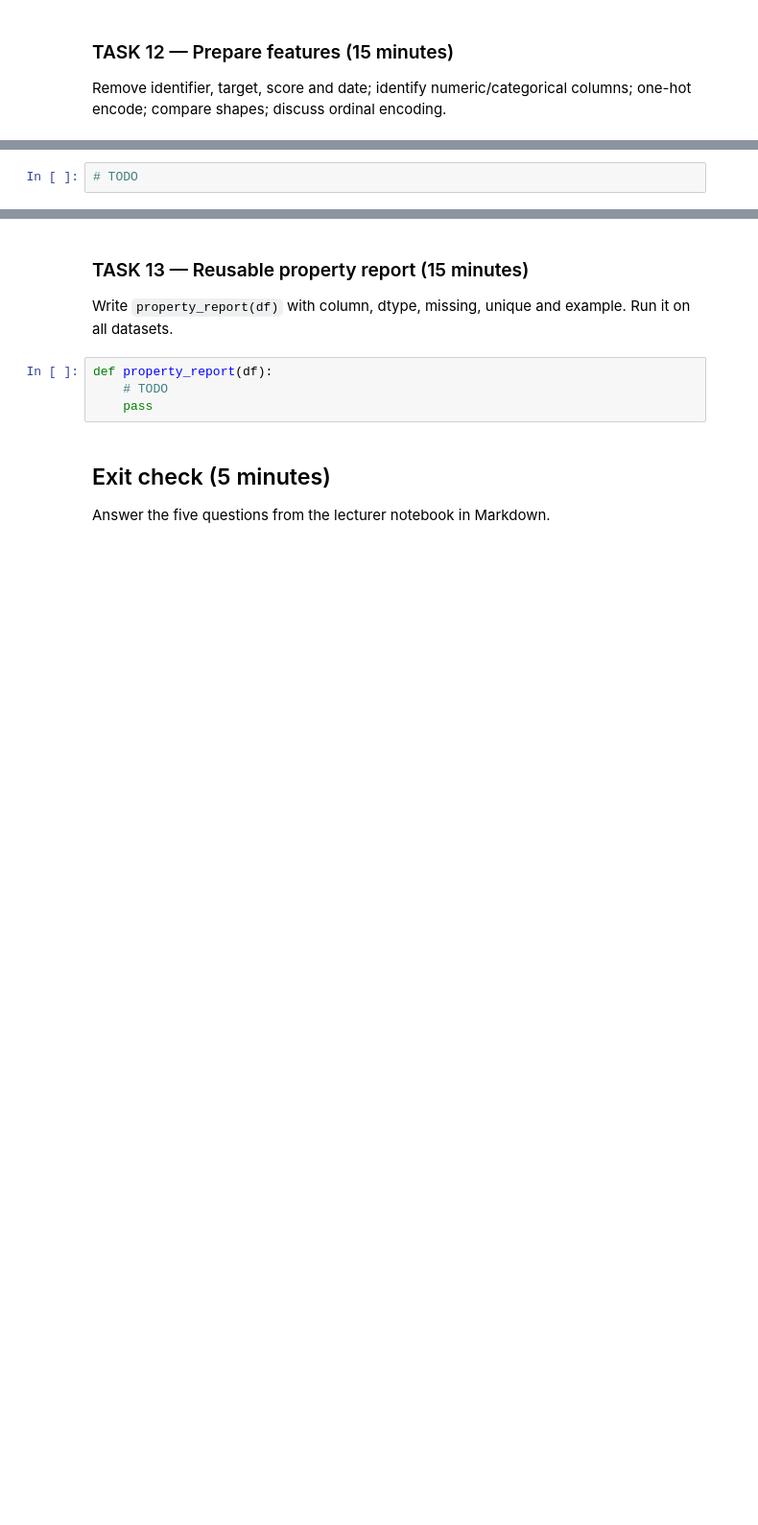
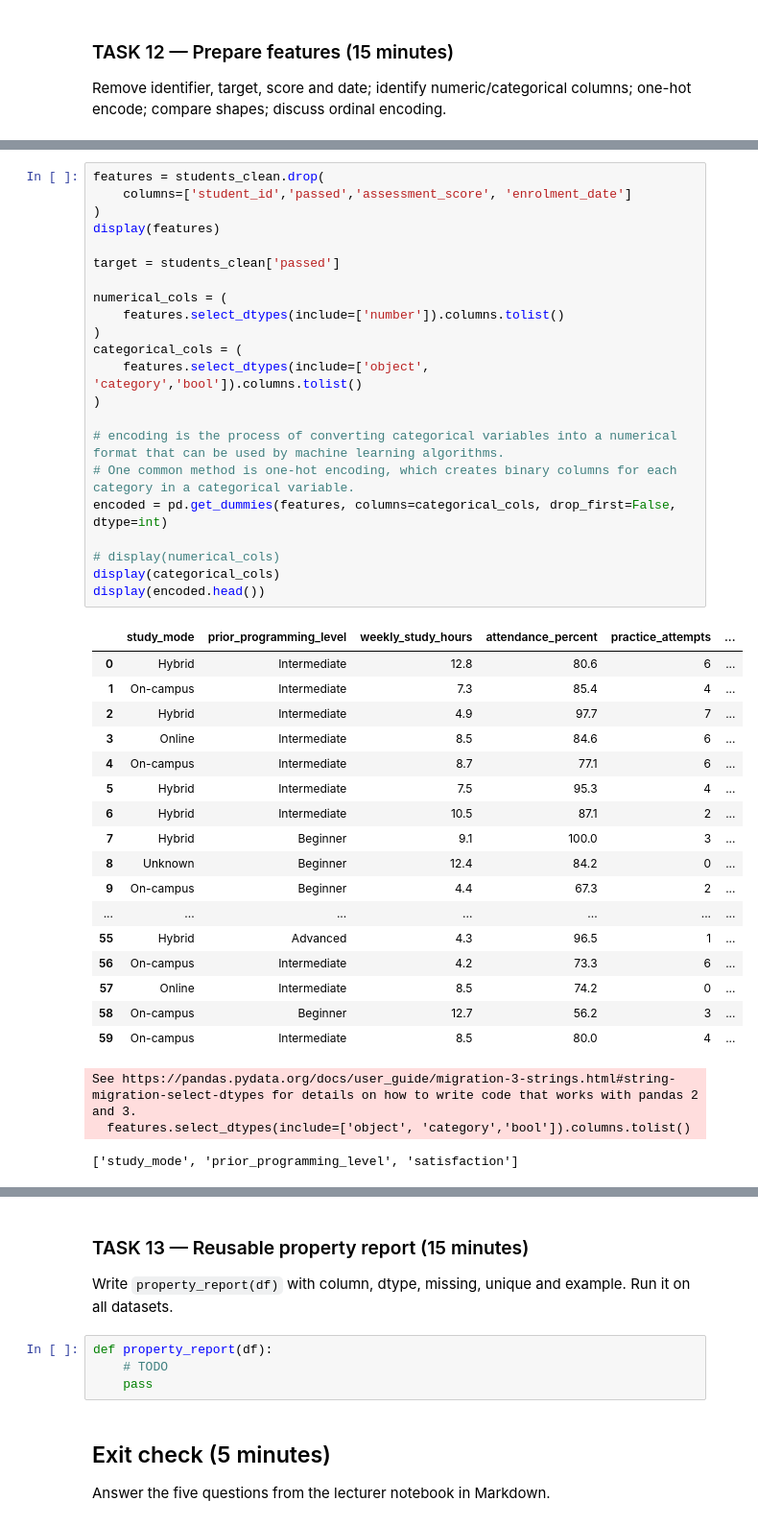
Before and after one commit to dev-deg/aci-26-pt, a Jupyter notebook: dataset-properties/dataset_properties.ipynb, the cells around one changed output, grey strips where cells are left out. Shown at 96% size. Drawn from its saved outputs; the diff is of its cells as text; blank space fills up the shorter version.

```diff
--- a/dataset-properties/dataset_properties.ipynb
+++ b/dataset-properties/dataset_properties.ipynb
@@ -597,2 +727,43 @@ Remove identifier, target, score and date; identify numeric/categorical columns;
 # %%
-# TODO
+features = students_clean.drop(
+    columns=['student_id','passed','assessment_score', 'enrolment_date']
+)
+display(features)
+
+target = students_clean['passed']
+
+numerical_cols = (
+    features.select_dtypes(include=['number']).columns.tolist()
+)
+categorical_cols = (
+    features.select_dtypes(include=['object', 'category','bool']).columns.tolist()
+)
+
+# encoding is the process of converting categorical variables into a numerical format that can be used by machine learning algorithms.
+# One common method is one-hot encoding, which creates binary columns for each category in a categorical variable.
+encoded = pd.get_dummies(features, columns=categorical_cols, drop_first=False, dtype=int)
+
+# display(numerical_cols)
+display(categorical_cols)
+display(encoded.head())
+# %% [output]
+|  | study_mode | prior_programming_level | weekly_study_hours | attendance_percent | practice_attempts | ... |
+| 0 | Hybrid | Intermediate | 12.8 | 80.6 | 6 | ... |
+| 1 | On-campus | Intermediate | 7.3 | 85.4 | 4 | ... |
+| 2 | Hybrid | Intermediate | 4.9 | 97.7 | 7 | ... |
+| 3 | Online | Intermediate | 8.5 | 84.6 | 6 | ... |
+| 4 | On-campus | Intermediate | 8.7 | 77.1 | 6 | ... |
+| 5 | Hybrid | Intermediate | 7.5 | 95.3 | 4 | ... |
+| 6 | Hybrid | Intermediate | 10.5 | 87.1 | 2 | ... |
+| 7 | Hybrid | Beginner | 9.1 | 100.0 | 3 | ... |
+| 8 | Unknown | Beginner | 12.4 | 84.2 | 0 | ... |
+| 9 | On-campus | Beginner | 4.4 | 67.3 | 2 | ... |
+| ... | ... | ... | ... | ... | ... | ... |
+| 55 | Hybrid | Advanced | 4.3 | 96.5 | 1 | ... |
+| 56 | On-campus | Intermediate | 4.2 | 73.3 | 6 | ... |
+| 57 | Online | Intermediate | 8.5 | 74.2 | 0 | ... |
+| 58 | On-campus | Beginner | 12.7 | 56.2 | 3 | ... |
+| 59 | On-campus | Intermediate | 8.5 | 80.0 | 4 | ... |
+See https://pandas.pydata.org/docs/user_guide/migration-3-strings.html#string-migration-select-dtypes for details on how to write code that works with pandas 2 and 3.
+  features.select_dtypes(include=['object', 'category','bool']).columns.tolist()
+['study_mode', 'prior_programming_level', 'satisfaction']
```
Also changed, not shown: parts of 4 cells of this notebook.
